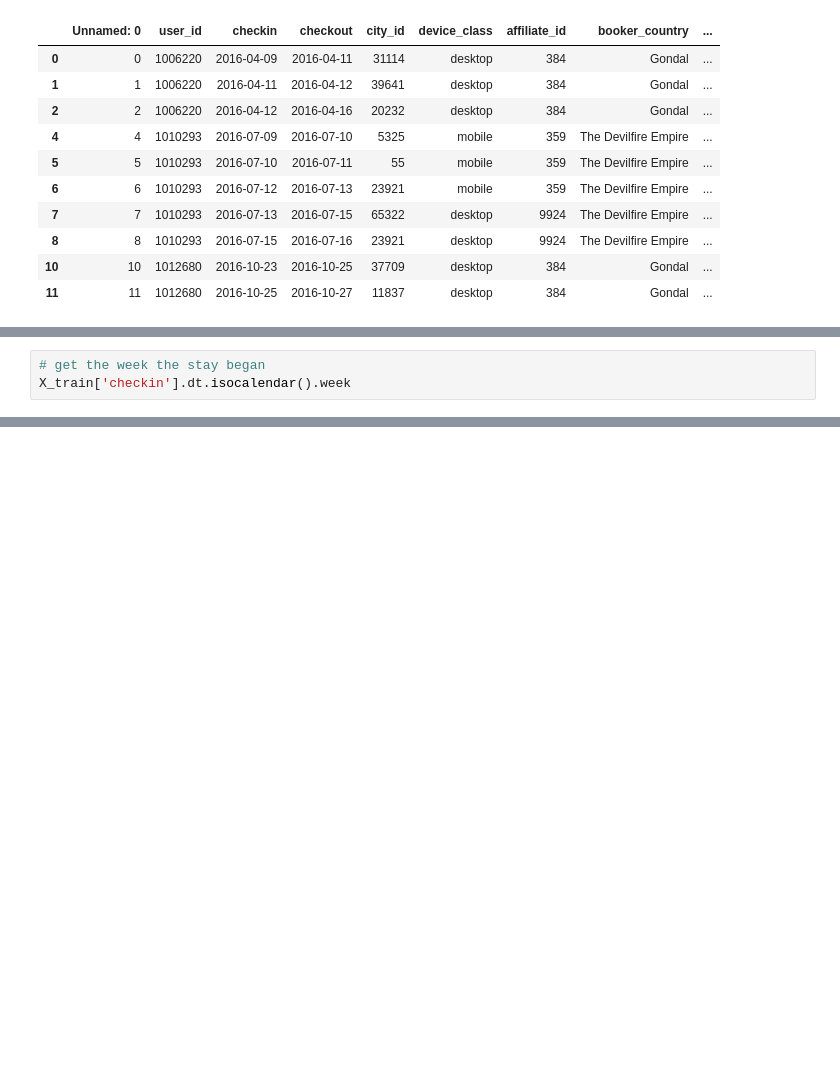
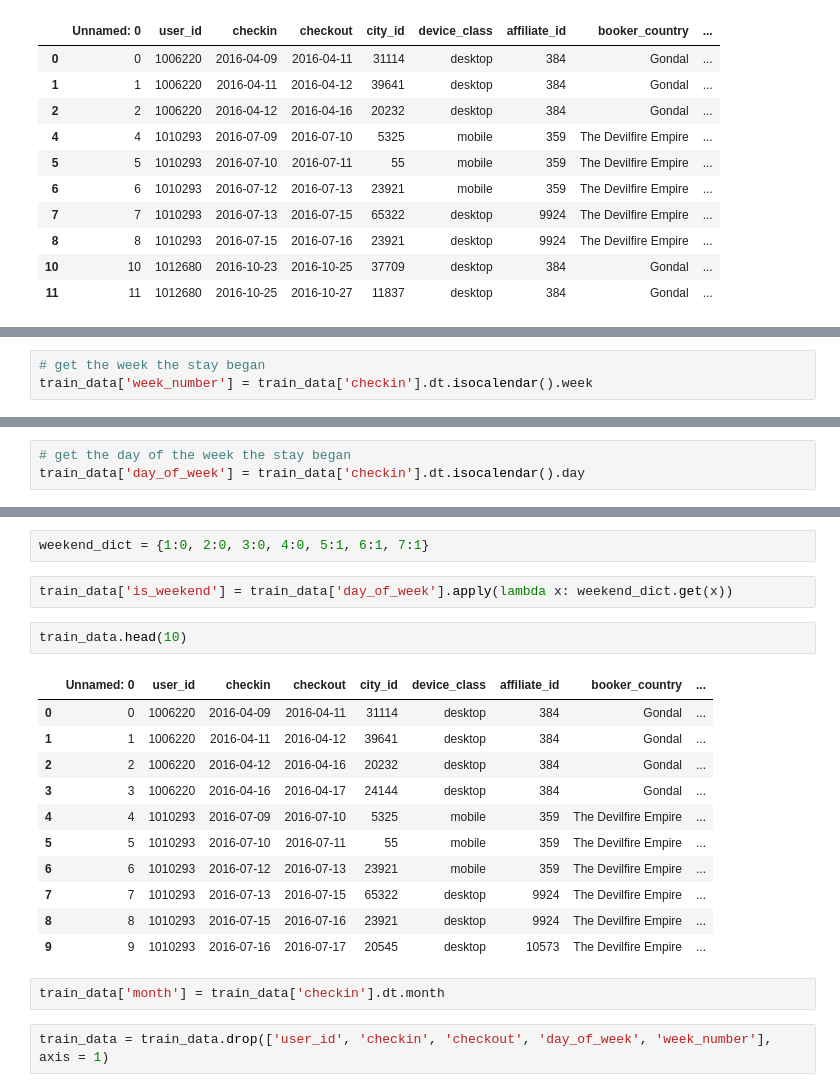
Before and after one commit to aimeecodes/bookingWSDM, a Jupyter notebook: jupyter_notebooks/booking-preprocessing.ipynb, the cells around one changed output, grey strips where cells are left out. Saved outputs shown, nothing was run; the diff lists cells and outputs as text; blank space fills up the shorter version.

```diff
--- a/jupyter_notebooks/booking-preprocessing.ipynb
+++ b/jupyter_notebooks/booking-preprocessing.ipynb
@@ -73,3 +124,3 @@ X_train.head(10)
 # %%
 # get the week the stay began
-X_train['checkin'].dt.isocalendar().week
+train_data['week_number'] = train_data['checkin'].dt.isocalendar().week
@@ -88,0 +127,3 @@ Name: week, Length: 949149, dtype: UInt32
+# %%
+# get the day of the week the stay began
+train_data['day_of_week'] = train_data['checkin'].dt.isocalendar().day
@@ -88,0 +145,22 @@ Name: week, Length: 949149, dtype: UInt32
+# %%
+weekend_dict = {1:0, 2:0, 3:0, 4:0, 5:1, 6:1, 7:1}
+# %%
+train_data['is_weekend'] = train_data['day_of_week'].apply(lambda x: weekend_dict.get(x))
+# %%
+train_data.head(10)
+# %% [output]
+|  | Unnamed: 0 | user_id | checkin | checkout | city_id | device_class | affiliate_id | booker_country | ... |
+| 0 | 0 | 1006220 | 2016-04-09 | 2016-04-11 | 31114 | desktop | 384 | Gondal | ... |
+| 1 | 1 | 1006220 | 2016-04-11 | 2016-04-12 | 39641 | desktop | 384 | Gondal | ... |
+| 2 | 2 | 1006220 | 2016-04-12 | 2016-04-16 | 20232 | desktop | 384 | Gondal | ... |
+| 3 | 3 | 1006220 | 2016-04-16 | 2016-04-17 | 24144 | desktop | 384 | Gondal | ... |
+| 4 | 4 | 1010293 | 2016-07-09 | 2016-07-10 | 5325 | mobile | 359 | The Devilfire Empire | ... |
+| 5 | 5 | 1010293 | 2016-07-10 | 2016-07-11 | 55 | mobile | 359 | The Devilfire Empire | ... |
+| 6 | 6 | 1010293 | 2016-07-12 | 2016-07-13 | 23921 | mobile | 359 | The Devilfire Empire | ... |
+| 7 | 7 | 1010293 | 2016-07-13 | 2016-07-15 | 65322 | desktop | 9924 | The Devilfire Empire | ... |
+| 8 | 8 | 1010293 | 2016-07-15 | 2016-07-16 | 23921 | desktop | 9924 | The Devilfire Empire | ... |
+| 9 | 9 | 1010293 | 2016-07-16 | 2016-07-17 | 20545 | desktop | 10573 | The Devilfire Empire | ... |
+# %%
+train_data['month'] = train_data['checkin'].dt.month
+# %%
+train_data = train_data.drop(['user_id', 'checkin', 'checkout', 'day_of_week', 'week_number'], axis = 1)
```
Also changed, not shown: parts of 24 cells of this notebook.
